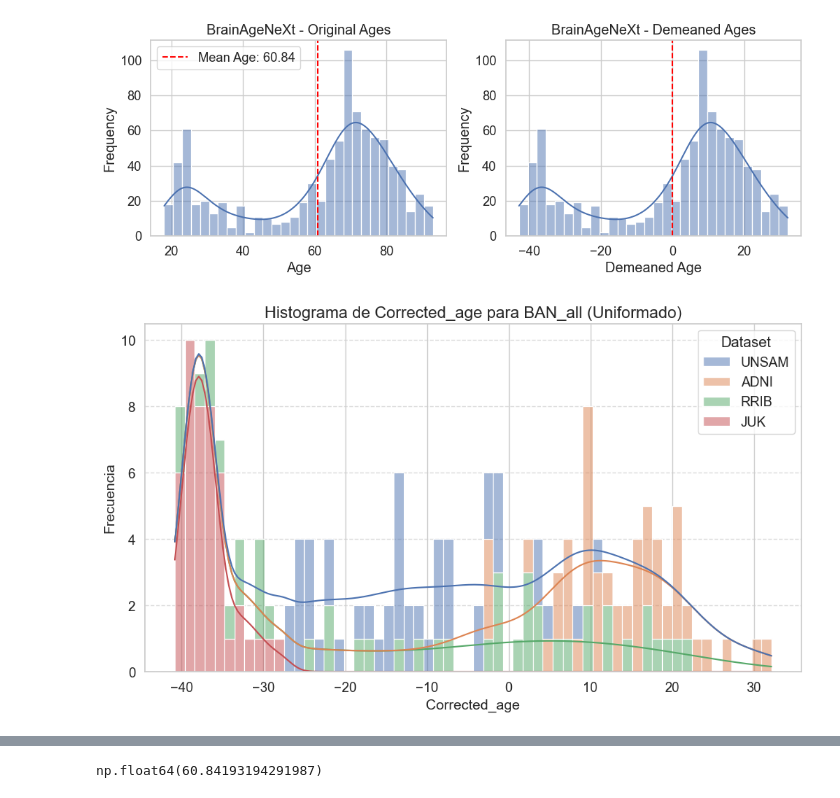
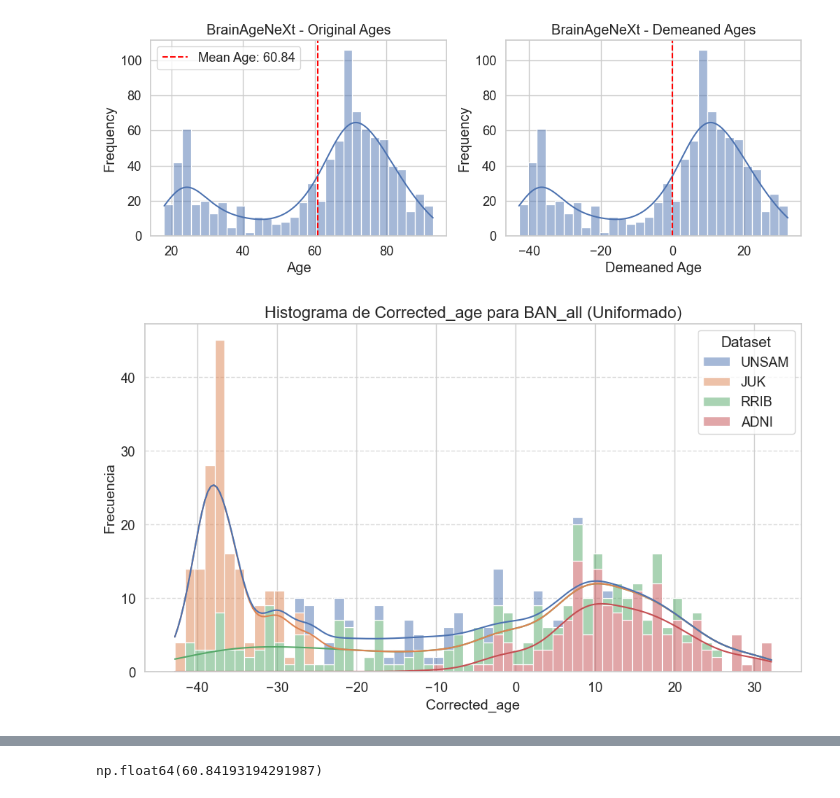
Before and after one commit to mabelzunce/brainage-models-benchmark, a Jupyter notebook: results/bland-altman.ipynb, the cells around one changed output, grey strips where cells are left out. Saved outputs shown, nothing was run; the diff lists cells and outputs as text; code cells hidden in the pictures.

```diff
--- a/results/bland-altman.ipynb
+++ b/results/bland-altman.ipynb
@@ -326,68 +326,68 @@ plt.axvline(0, color='red', linestyle='--', label='Mean Demeaned Age: 0.00')
 from sklearn.utils import resample
 
 #aca lo que hago es refucir la cantidad de sujetos de ADNI para que sea igual a la de RRIB y tener distribuciones de edades mas uniformes (con enigma no lo hago)
-target_size=45 #cantidad de sujetos de la base de datos RRIB
+target_size=158 #cantidad de sujetos de la base de datos RRIB
 
 # Filtrar los datos de ADNI
 adni_data = BAN_all[BAN_all['Dataset'] == 'ADNI']
-rrib_data = BAN_all[BAN_all['Dataset'] == 'RRIB']
-juk_data = BAN_all[BAN_all['Dataset'] == 'JUK']
+#rrib_data = BAN_all[BAN_all['Dataset'] == 'RRIB']
+#juk_data = BAN_all[BAN_all['Dataset'] == 'JUK']
 # Seleccionar aleatoriamente sujetos de ADNI
-adni_sampled = resample(adni_data, n_samples=target_size, random_state=1, replace=False)
-rrib_sampled = resample(rrib_data, n_samples=target_size, random_state=1, replace=False)
-juk_sampled = resample(juk_data, n_samples=target_size, random_state=1, replace=False)
+adni_sampled = resample(adni_data, n_samples=target_size, random_state=42, replace=False)
+#rrib_sampled = resample(rrib_data, n_samples=target_size, random_state=42, replace=False)
+#juk_sampled = resample(juk_data, n_samples=target_size, random_state=42, replace=False)
 # Combinar los datos restantes con los otros datasets
-other_data = BAN_all[BAN_all['Dataset'] == 'UNSAM']
-BAN_all = pd.concat([other_data, adni_sampled, rrib_sampled, juk_sampled], ignore_index=True)
+other_data = BAN_all[BAN_all['Dataset'] != 'ADNI']
+BAN_all = pd.concat([other_data, adni_sampled], ignore_index=True)
 
 # Filtrar los datos de ADNI
 adni_data = pyment_all[pyment_all['Dataset'] == 'ADNI']
-rrib_data = pyment_all[pyment_all['Dataset'] == 'RRIB']
-juk_data = pyment_all[pyment_all['Dataset'] == 'JUK']
+#rrib_data = pyment_all[pyment_all['Dataset'] == 'RRIB']
+#juk_data = pyment_all[pyment_all['Dataset'] == 'JUK']
 # Seleccionar aleatoriamente sujetos de ADNI
 adni_sampled = resample(adni_data, n_samples=target_size, random_state=42, replace=False)
-rrib_sampled = resample(rrib_data, n_samples=target_size, random_state=42, replace=False)
-juk_sampled = resample(juk_data, n_samples=target_size, random_state=42, replace=False)
+#rrib_sampled = resample(rrib_data, n_samples=target_size, random_state=42, replace=False)
+#juk_sampled = resample(juk_data, n_samples=target_size, random_state=42, replace=False)
 # Combinar los datos restantes con los otros datasets
-other_data = pyment_all[pyment_all['Dataset'] == 'UNSAM']
-pyment_all = pd.concat([other_data, adni_sampled, rrib_sampled, juk_sampled], ignore_index=True)
+other_data = pyment_all[pyment_all['Dataset'] != 'ADNI']
+pyment_all = pd.concat([other_data, adni_sampled], ignore_index=True)
 
 # Filtrar los datos de ADNI
 adni_data = DBN_all[DBN_all['Dataset'] == 'ADNI']
-rrib_data = DBN_all[DBN_all['Dataset'] == 'RRIB']
-juk_data = DBN_all[DBN_all['Dataset'] == 'JUK']
+#rrib_data = DBN_all[DBN_all['Dataset'] == 'RRIB']
+#juk_data = DBN_all[DBN_all['Dataset'] == 'JUK']
 # Seleccionar aleatoriamente sujetos de ADNI
 adni_sampled = resample(adni_data, n_samples=target_size, random_state=42, replace=False)
-rrib_sampled = resample(rrib_data, n_samples=target_size, random_state=42, replace=False)
-juk_sampled = resample(juk_data, n_samples=target_size, random_state=42, replace=False)
+#rrib_sampled = resample(rrib_data, n_samples=target_size, random_state=42, replace=False)
+#juk_sampled = resample(juk_data, n_samples=target_size, random_state=42, replace=False)
 # Combinar los datos restantes con los otros datasets
-other_data = DBN_all[DBN_all['Dataset'] == 'UNSAM']
-DBN_all = pd.concat([other_data, adni_sampled, rrib_sampled, juk_sampled], ignore_index=True)
+other_data = DBN_all[DBN_all['Dataset'] != 'ADNI']
+DBN_all = pd.concat([other_data, adni_sampled], ignore_index=True)
 
 # Filtrar los datos de ADNI
 adni_data = ENIGMA_all[ENIGMA_all['Dataset'] == 'ADNI']
-rrib_data = ENIGMA_all[ENIGMA_all['Dataset'] == 'RRIB']
-juk_data = ENIGMA_all[ENIGMA_all['Dataset'] == 'JUK']
+#rrib_data = ENIGMA_all[ENIGMA_all['Dataset'] == 'RRIB']
+#juk_data = ENIGMA_all[ENIGMA_all['Dataset'] == 'JUK']
 # Seleccionar aleatoriamente sujetos de ADNI
 adni_sampled = resample(adni_data, n_samples=target_size, random_state=42, replace=False)
-rrib_sampled = resample(rrib_data, n_samples=target_size, random_state=42, replace=False)
-juk_sampled = resample(juk_data, n_samples=target_size, random_state=42, replace=False)
+#rrib_sampled = resample(rrib_data, n_samples=target_size, random_state=42, replace=False)
+#juk_sampled = resample(juk_data, n_samples=target_size, random_state=42, replace=False)
 # Combinar los datos restantes con los otros datasets
-other_data = ENIGMA_all[ENIGMA_all['Dataset'] == 'UNSAM']
-ENIGMA_all = pd.concat([other_data, adni_sampled,rrib_sampled, juk_sampled], ignore_index=True)
+other_data = ENIGMA_all[ENIGMA_all['Dataset'] != 'ADNI']
+ENIGMA_all = pd.concat([other_data, adni_sampled], ignore_index=True)
 
 
 # Verificar el nuevo histograma
 plt.figure(figsize=(10, 6))
 sns.histplot(data=BAN_all, x='Corrected_age', bins=60, kde=True, hue='Dataset', multiple='stack')
 plt.title('Histograma de Corrected_age para BAN_all (Uniformado)', fontsize=16)
 plt.xlabel('Corrected_age', fontsize=14)
 plt.ylabel('Frecuencia', fontsize=14)
 plt.grid(axis='y', linestyle='--', alpha=0.7)
 plt.tight_layout()
 plt.show()
 # %% [output]
-[figure, old version]
+[figure, new version]
 # %%
 import statsmodels.formula.api as smf
 import statsmodels.api as sm
```
Also changed, not shown: parts of 3 cells of this notebook, 4 other files.
